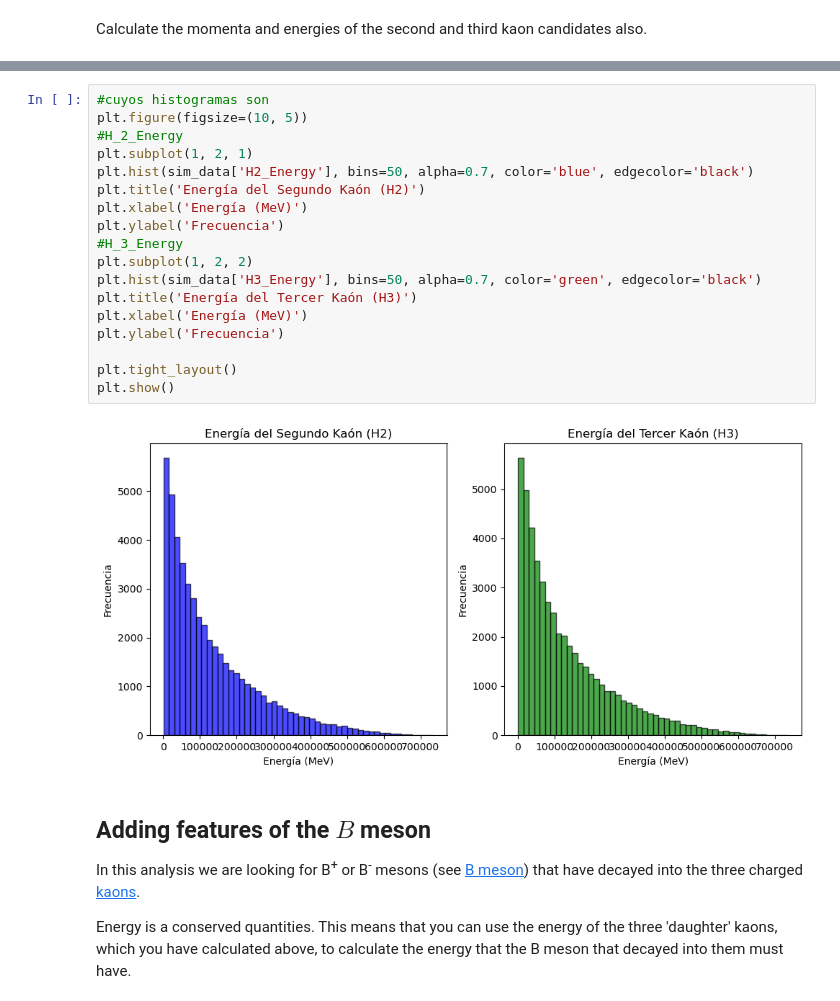
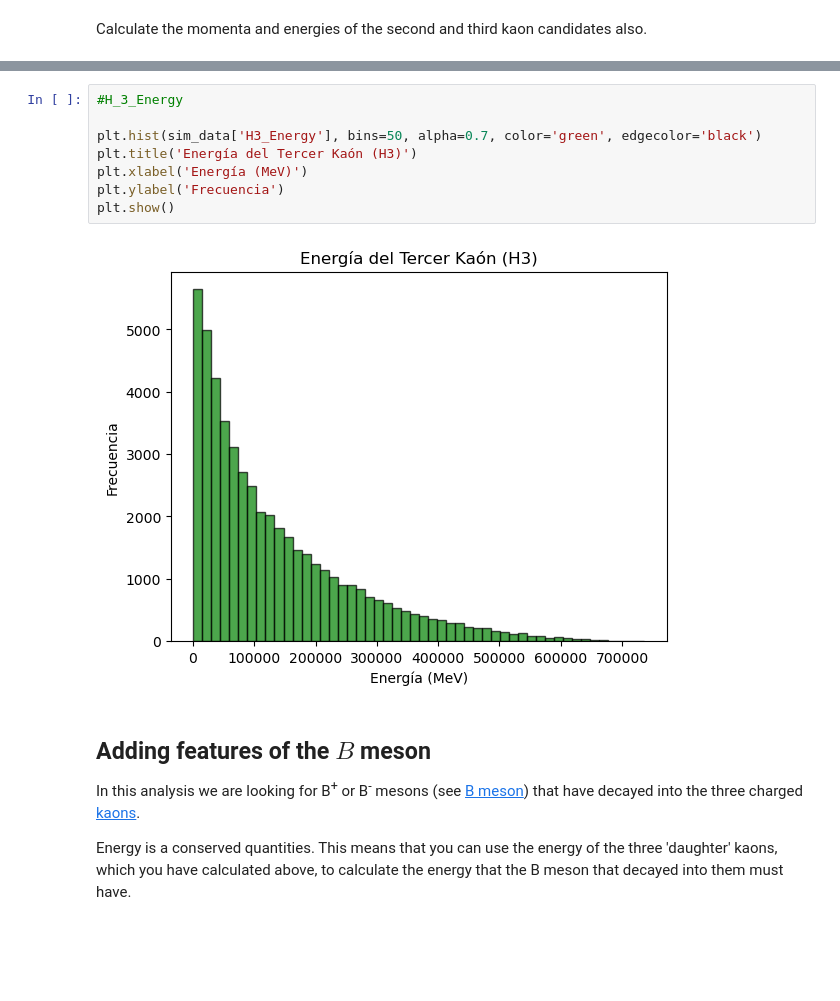
Before and after one commit to JFernando6321/computational-physics-projects, a Jupyter notebook: LHCb_Open_Data_Project_PWF.ipynb, the cells around one changed output, grey strips where cells are left out. Cells and saved outputs as stored; diff of their text form; blank space fills up the shorter version.

```diff
--- a/LHCb_Open_Data_Project_PWF.ipynb
+++ b/LHCb_Open_Data_Project_PWF.ipynb
@@ -189,23 +196,13 @@ sim_data.tail(2)
 # %%
-#cuyos histogramas son
-plt.figure(figsize=(10, 5))
-#H_2_Energy
-plt.subplot(1, 2, 1)
-plt.hist(sim_data['H2_Energy'], bins=50, alpha=0.7, color='blue', edgecolor='black')
-plt.title('Energía del Segundo Kaón (H2)')
-plt.xlabel('Energía (MeV)')
-plt.ylabel('Frecuencia')
 #H_3_Energy
-plt.subplot(1, 2, 2)
+
 plt.hist(sim_data['H3_Energy'], bins=50, alpha=0.7, color='green', edgecolor='black')
 plt.title('Energía del Tercer Kaón (H3)')
 plt.xlabel('Energía (MeV)')
 plt.ylabel('Frecuencia')
-
-plt.tight_layout()
 plt.show()
 # %% [output]
-[figure, old version]
+[figure, new version]
 # %% [markdown]
 ## Adding features of the $B$ meson
 
```
Also changed, not shown: parts of 45 cells of this notebook.
